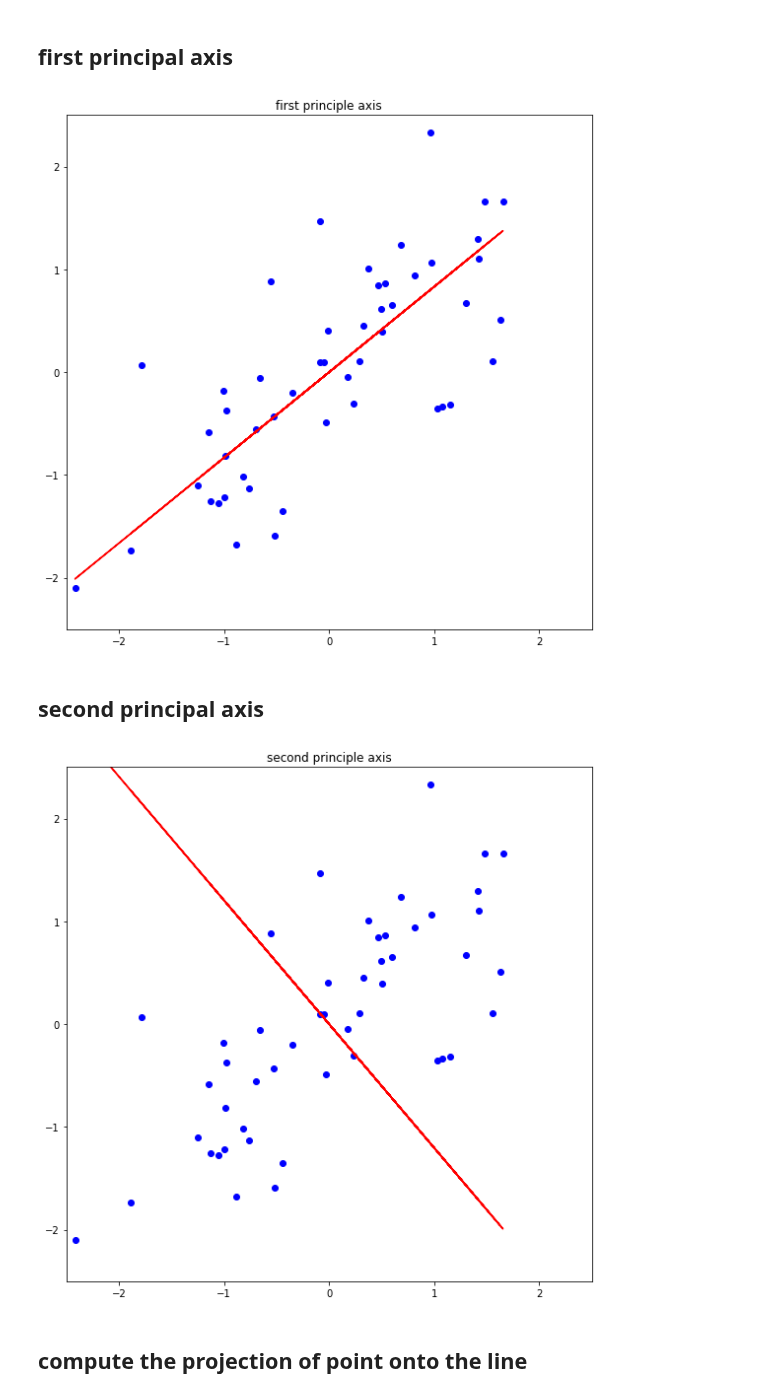
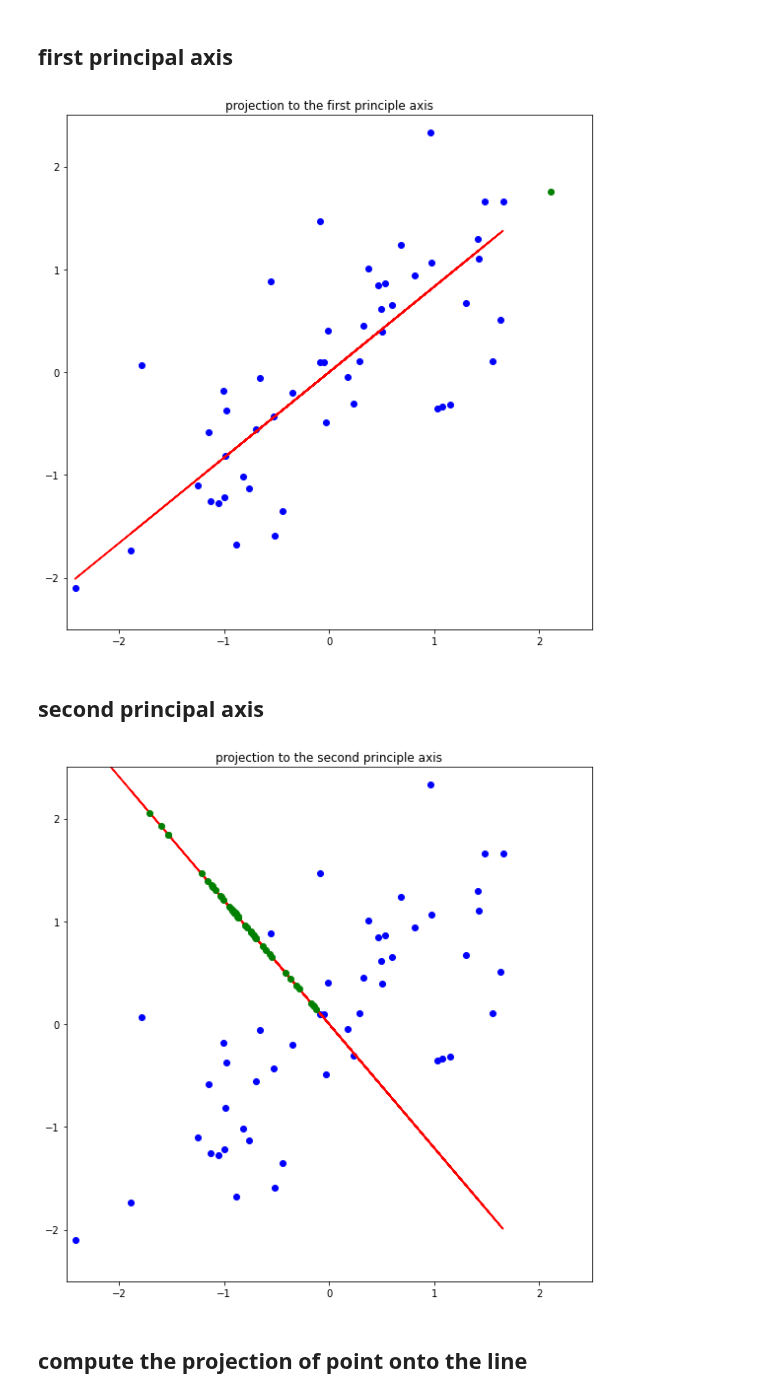
Before and after one commit to heji0826/assignment-machine-learning, a Jupyter notebook: 12/assignment_12.ipynb, the cells around one changed output. Cells and saved outputs as stored; diff of their text form; code cells hidden in the pictures.

Commit message:
plot_principal

```diff
--- a/12/assignment_12.ipynb
+++ b/12/assignment_12.ipynb
@@ -104,13 +104,13 @@ plot_principal(feature)
 # %% [markdown]
 ## first principal axis
 # %%
-def plot_first(feature):
+def plot_firstp(feature):
     x, y = normalize(feature)
     X = compute_covariance(feature)
     eigen_1S, eigen_1U = compute_eigen(X)[1][:,0]
 
     plt.figure(figsize=(8,8))
-    plt.title('first principle axis')
+    plt.title('projection to the first principle axis')
     plt.plot(x, y, 'o', color = 'blue')
     plt.xlim(-2.5,2.5)
     plt.ylim(-2.5,2.5)
@@ -118,35 +118,39 @@ def plot_first(feature):
     yy = z*x
     plt.plot(x, yy, '-', color='red')
 
+    r = compute_projection_onto_line(feature, eigen_1S, eigen_1U)
+    plt.plot(r[:,0], r[:,1], 'o', color='green', zorder=10)
+
     plt.tight_layout()
     plt.show()
-
-plot_first(feature)
+plot_firstp(feature)
 # %% [output]
-[figure, old version]
+[figure, new version]
 # %% [markdown]
 ## second principal axis
 # %%
-def plot_second(feature):
+def plot_secondp(feature):
     x, y = normalize(feature)
     X = compute_covariance(feature)
     eigen_1S, eigen_1U = compute_eigen(X)[1][:,1]
 
     plt.figure(figsize=(8,8))
-    plt.title('second principle axis')
+    plt.title('projection to the second principle axis')
     plt.plot(x, y, 'o', color = 'blue')
     plt.xlim(-2.5,2.5)
     plt.ylim(-2.5,2.5)
     z = eigen_1U / eigen_1S
     yy = z*x
     plt.plot(x, yy, '-', color='red')
 
+    r = compute_projection_onto_line(feature, eigen_1S, eigen_1U)
+    plt.plot(r[:,0], r[:,1], 'o', color='green')
+
     plt.tight_layout()
     plt.show()
-
-plot_second(feature)
+plot_secondp(feature)
 # %% [output]
-[figure, old version]
+[figure, new version]
 # %% [markdown]
 ## compute the projection of point onto the line
 # %%
```
